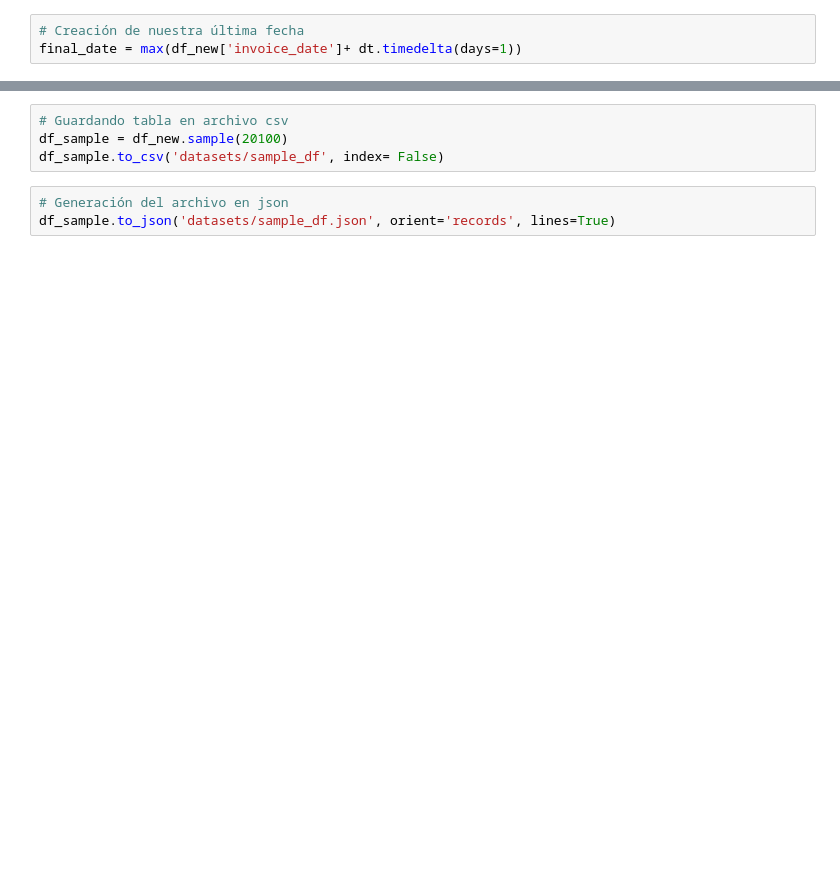
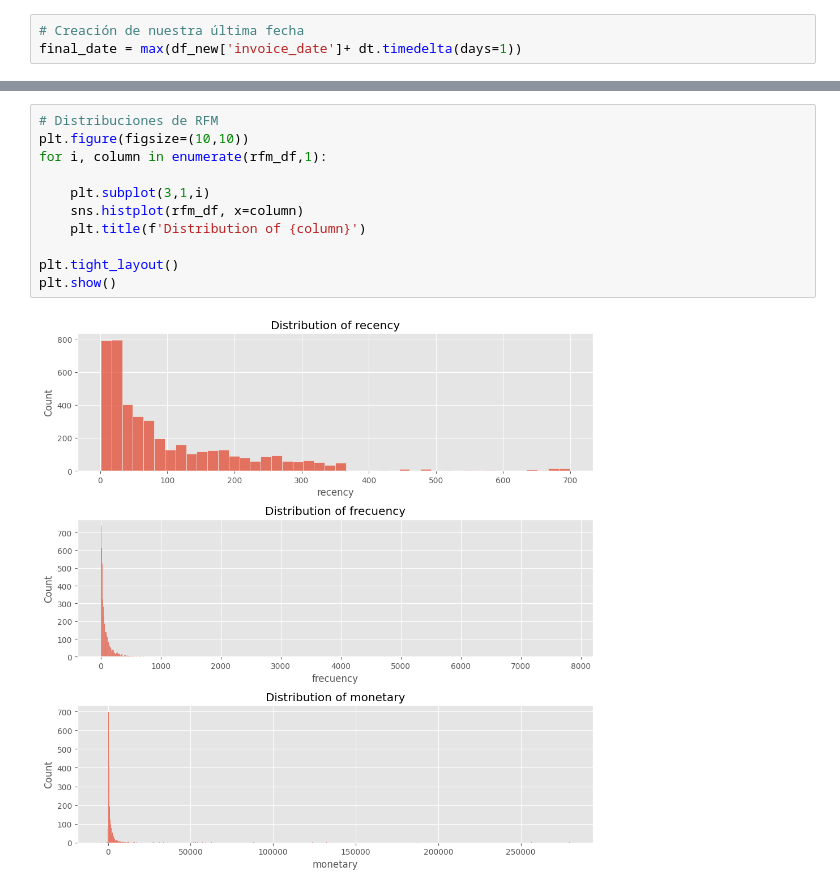
Before and after one commit to MaElmoon39/RetailSaviors, a Jupyter notebook: notebooks/segmentacion_clientes.ipynb, the cells around one changed output, grey strips where cells are left out. Cells and saved outputs as stored; diff of their text form; blank space fills up the shorter version.

```diff
--- a/notebooks/segmentacion_clientes.ipynb
+++ b/notebooks/segmentacion_clientes.ipynb
@@ -507,7 +514,13 @@ Obtuvimos una nueva tabla en donde concentramos los valores RFM con un total de
-# %%
-# Guardando tabla en archivo csv
-df_sample = df_new.sample(20100)
-df_sample.to_csv('datasets/sample_df', index= False)
-# %%
-# Generación del archivo en json
-df_sample.to_json('datasets/sample_df.json', orient='records', lines=True)
+# %%
+# Distribuciones de RFM
+plt.figure(figsize=(10,10))
+for i, column in enumerate(rfm_df,1):
+
+    plt.subplot(3,1,i)
+    sns.histplot(rfm_df, x=column)
+    plt.title(f'Distribution of {column}')
+
+plt.tight_layout()
+plt.show()
+# %% [output]
+[figure, added]
```
Also changed, not shown: parts of 30 cells of this notebook, 3 other files.
